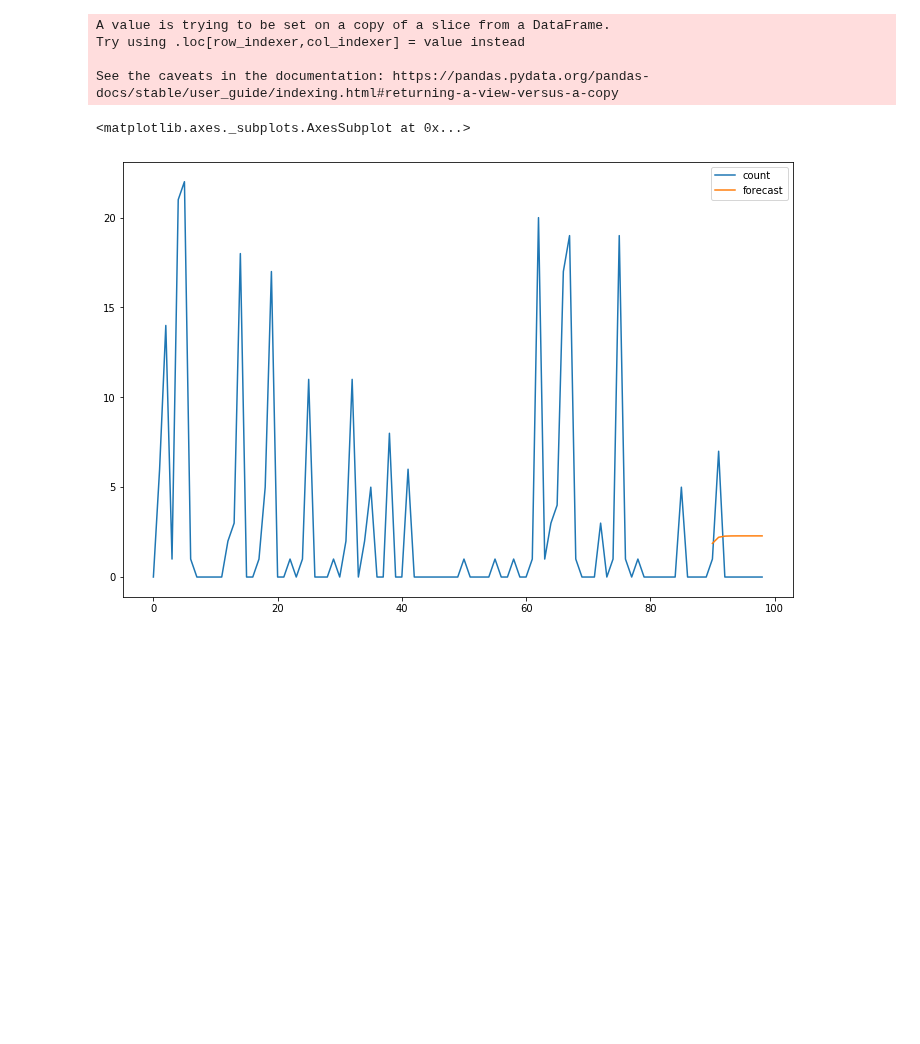
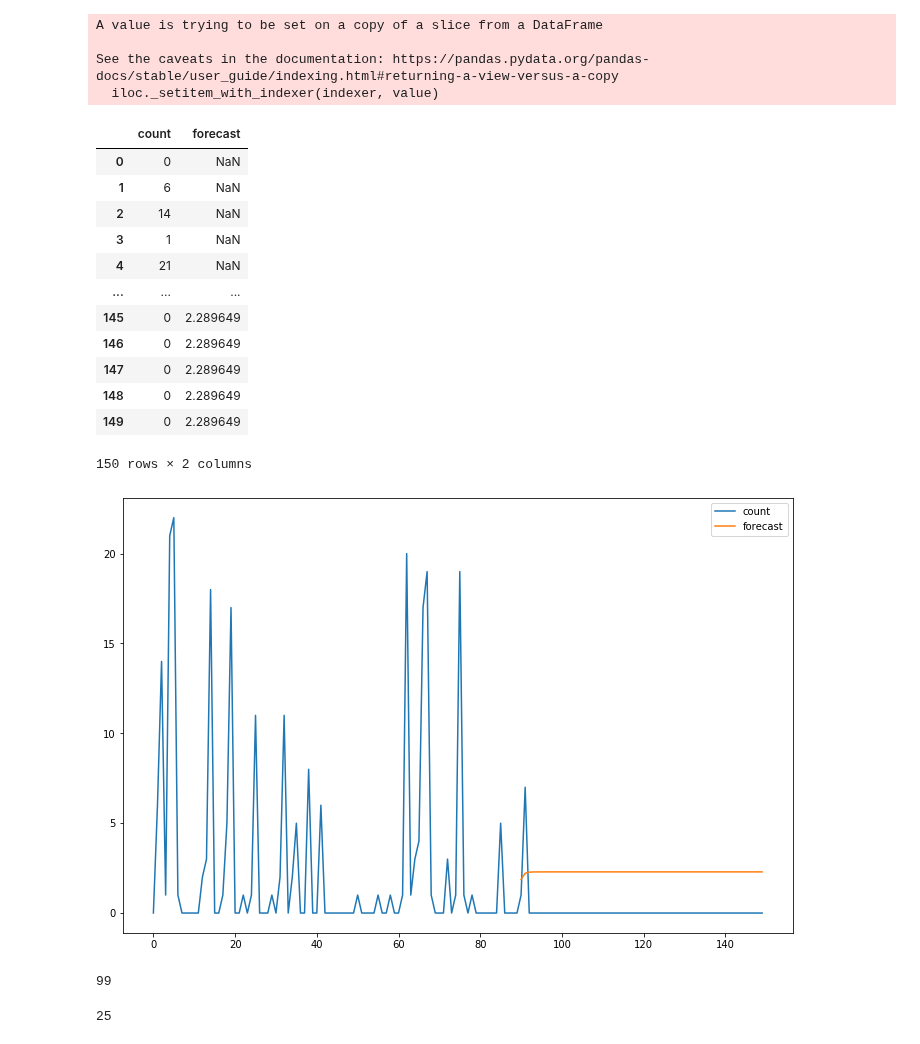
Before and after one commit to Rolkarolka/Delivery-optimization, a Jupyter notebook: notebooks/advanced_model.ipynb, the cells around one changed output. Cells and saved outputs as stored; diff of their text form; code cells hidden in the pictures; blank space fills up the shorter version.

Commit message:
Repair predict

```diff
--- a/notebooks/advanced_model.ipynb
+++ b/notebooks/advanced_model.ipynb
@@ -82,23 +82,44 @@ def plot_autocorrelation(dataset):
     plt.show()
 # %%
 def predict(start_week, end_week, df, model):
-    if end_week > len(df):
-        add_empty_rows(df, len(df)-end_week)
+    while end_week > len(df):
+        df = add_empty_rows(df, end_week - len(df))
     df['forecast']=model.predict(start=start_week,end=end_week,dynamic=True)
     return df
 # %%
 df, dates = prepare_dataframe(sessions_df)
 # x, y = prepare_data(1291, df, sessions_df, dates)
 y = product_bought(1291, sessions_df, dates)
 train, test = split_data(y)
 model_fit = fit_model(train['count'])
 
 predicted = predict(90, 150, train, model_fit)
 predicted[['count','forecast']].plot(figsize=(12,8))
+predicted
 # %% [output]
-A value is trying to be set on a copy of a slice from a DataFrame.
-Try using .loc[row_indexer,col_indexer] = value instead
+A value is trying to be set on a copy of a slice from a DataFrame
 
 See the caveats in the documentation: https://pandas.pydata.org/pandas-docs/stable/user_guide/indexing.html#returning-a-view-versus-a-copy
+  iloc._setitem_with_indexer(indexer, value)
+|  | count | forecast |
+| 0 | 0 | NaN |
+| 1 | 6 | NaN |
+| 2 | 14 | NaN |
+| 3 | 1 | NaN |
+| 4 | 21 | NaN |
+| ... | ... | ... |
+| 145 | 0 | 2.289649 |
+| 146 | 0 | 2.289649 |
+| 147 | 0 | 2.289649 |
+| 148 | 0 | 2.289649 |
+| 149 | 0 | 2.289649 |
-<matplotlib.axes._subplots.AxesSubplot at 0x...>
+150 rows × 2 columns
-[figure, old version]
+[figure, new version]
+# %%
+len(train)
+# %% [output]
+99
+# %%
+len(test)
+# %% [output]
+25
```
Also changed, not shown: parts of 1 cell of this notebook.
